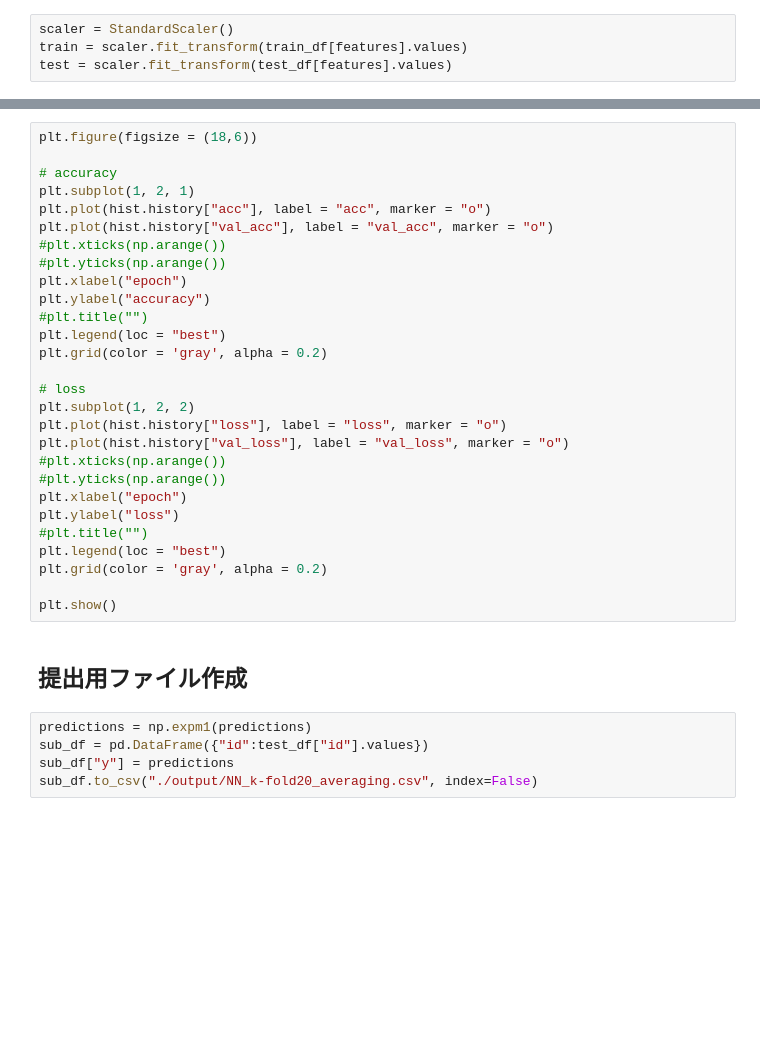
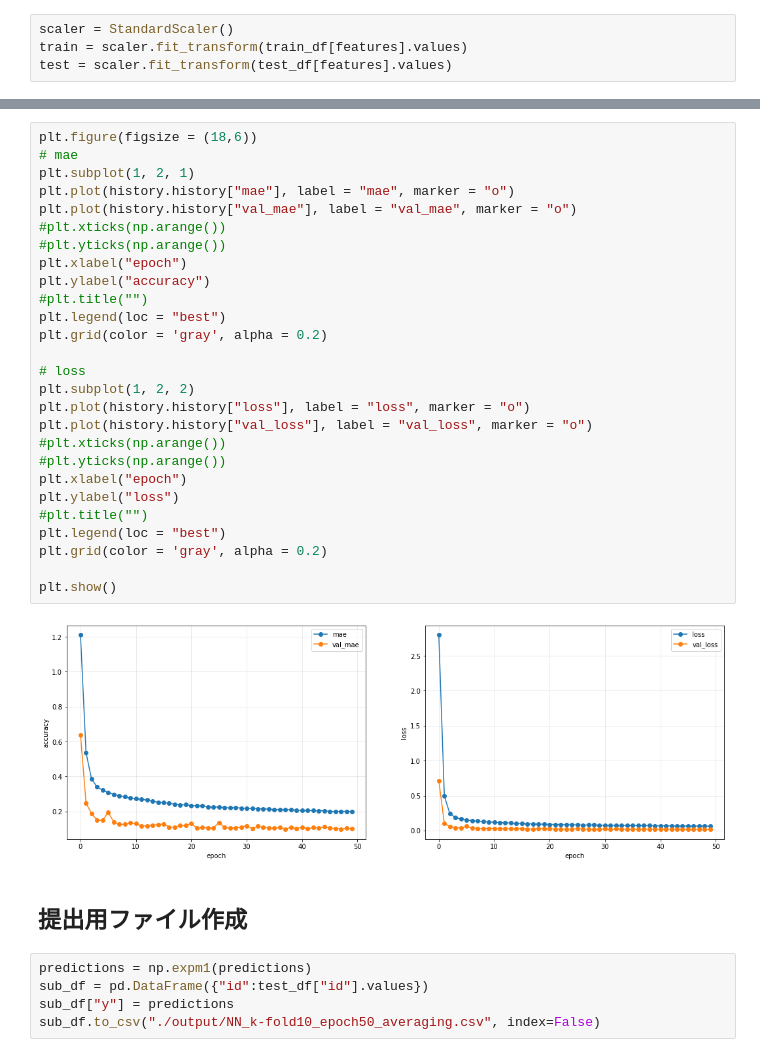
Before and after one commit to ajiajiajiaji/ML_Competiton, a Jupyter notebook: ProbSpace/Salary_Prediction/Neural_Net_10-fold.ipynb, the cells around one changed output, grey strips where cells are left out. Cells and saved outputs as stored; diff of their text form; blank space fills up the shorter version.

```diff
--- a/ProbSpace/Salary_Prediction/Neural_Net_10-fold.ipynb
+++ b/ProbSpace/Salary_Prediction/Neural_Net_10-fold.ipynb
@@ -139,35 +139,36 @@ Epoch 25/50
 # %%
 plt.figure(figsize = (18,6))
-
-# accuracy
+# mae
 plt.subplot(1, 2, 1)
-plt.plot(hist.history["acc"], label = "acc", marker = "o")
-plt.plot(hist.history["val_acc"], label = "val_acc", marker = "o")
+plt.plot(history.history["mae"], label = "mae", marker = "o")
+plt.plot(history.history["val_mae"], label = "val_mae", marker = "o")
 #plt.xticks(np.arange())
 #plt.yticks(np.arange())
 plt.xlabel("epoch")
 plt.ylabel("accuracy")
 #plt.title("")
 plt.legend(loc = "best")
 plt.grid(color = 'gray', alpha = 0.2)
 
 # loss
 plt.subplot(1, 2, 2)
-plt.plot(hist.history["loss"], label = "loss", marker = "o")
-plt.plot(hist.history["val_loss"], label = "val_loss", marker = "o")
+plt.plot(history.history["loss"], label = "loss", marker = "o")
+plt.plot(history.history["val_loss"], label = "val_loss", marker = "o")
 #plt.xticks(np.arange())
 #plt.yticks(np.arange())
 plt.xlabel("epoch")
 plt.ylabel("loss")
 #plt.title("")
 plt.legend(loc = "best")
 plt.grid(color = 'gray', alpha = 0.2)
 
 plt.show()
+# %% [output]
+[figure, added]
 # %% [markdown]
 ## 提出用ファイル作成
 # %%
 predictions = np.expm1(predictions)
 sub_df = pd.DataFrame({"id":test_df["id"].values})
 sub_df["y"] = predictions
-sub_df.to_csv("./output/NN_k-fold20_averaging.csv", index=False)
+sub_df.to_csv("./output/NN_k-fold10_epoch50_averaging.csv", index=False)
```
Also changed, not shown: parts of 1 cell of this notebook.
